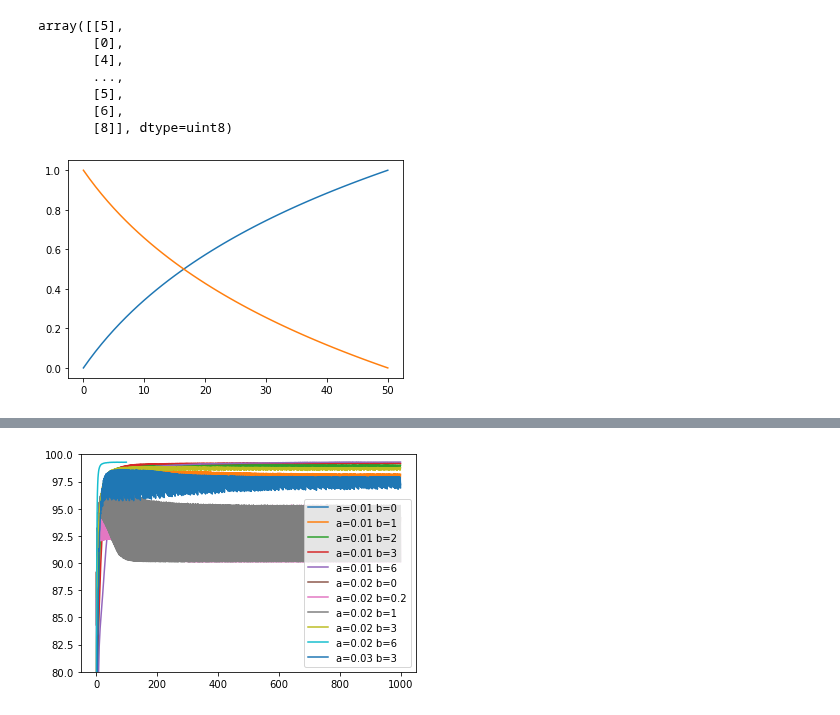
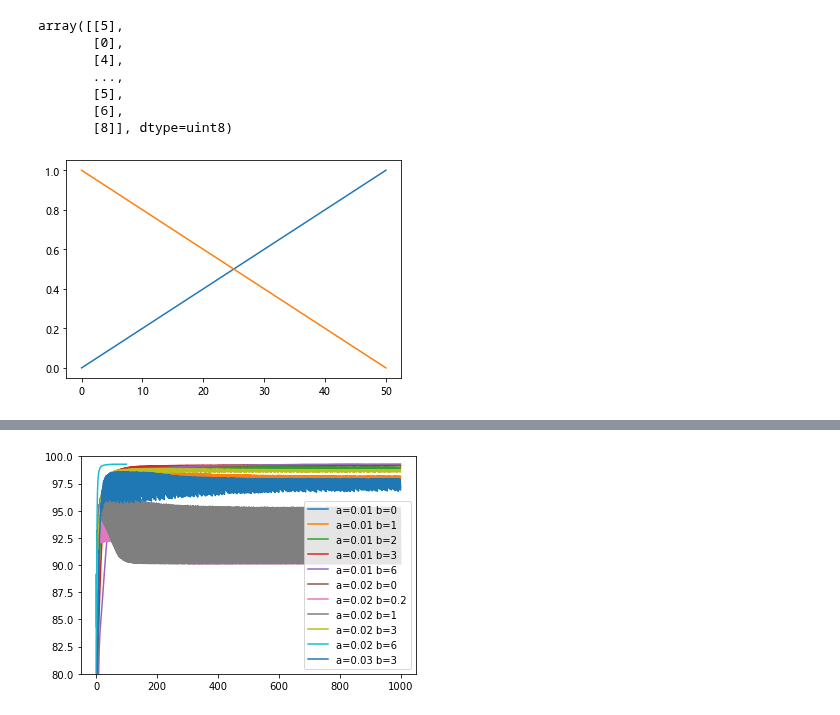
Before and after one commit to ShinATK/JupyterNotebook, a Jupyter notebook: Artificial_Synaptic_Neural_Network/SNN.ipynb, the cells around one changed output, grey strips where cells are left out. Drawn from its saved outputs; the diff is of its cells as text; code cells hidden in the pictures.

```diff
--- a/Artificial_Synaptic_Neural_Network/SNN.ipynb
+++ b/Artificial_Synaptic_Neural_Network/SNN.ipynb
@@ -94,17 +94,39 @@ def test_setY(num):
 # tmp = train_lab.copy().T[:, :limit_train]
 # len(tmp[np.where(tmp == reg_num)])
 # %%
+# 读取文件数据
+def read_G(your_name):
+    GD = []
+    GP = []
+
+    f_P = open(f"{your_name}-GP.txt", 'r')
+    f_D = open(f"{your_name}-GD.txt", 'r')
+    for each_P in f_P:
+        GP.append(float(each_P.replace('\n', '')))
+    for each_D in f_D:
+        GD.append(float(each_D.replace('\n', '')))
+
+    return abs(np.array(GP)), abs(np.array(GD))
+# your_name = input("请输入你的文件标识(如: 张三的'zs'))")
+# GP_ori, GD_ori = read_G(your_name)
+# GP_nor = (GP_ori-min(GP_ori))/(max(GP_ori)-min(GP_ori))
+# GD_nor = (GD_ori-min(GP_ori))/(max(GP_ori)-min(GP_ori))
+
+# GPmax = max(GP_nor)
+# GPmin = min(GP_nor)
+# GDmax = max(GD_nor)
+# GDmin = min(GD_nor)
 # wmax和wmin需要根据使用的电导数据来设定
 # parameters = {
-#     'a+': 0.03, 'b+': 2.64,
-#     'a-': 0.03, 'b-': 2.54,
-#     'w+max': 1, 'w+min': 0,
-#     'w-max': 1, 'w-min': 0,
+#     'a+': 0.02, 'b+': 0.32,
+#     'a-': -0.19, 'b-': 3.55,
+#     'w+max': GPmax, 'w+min': GPmin,
+#     'w-max': GDmax, 'w-min': GDmin,
 # }
 
 parameters = {
-    'a+': 0.01, 'b+': 6,
-    'a-': 0.01, 'b-': 6,
+    'a+': 0.01, 'b+': 0,
+    'a-': -0.01, 'b-': 0,
     'wmax': 1, 'wmin': 0
 }
 
@@ -123,7 +145,7 @@ def equation():
     count_num = 0
     while True:
         weight_plus_list.append(weight_plus_list[-1]+weight_plus(weight_plus_list[-1]))
-        weight_minus_list.append(weight_minus_list[-1]-weight_minus(weight_minus_list[-1]))
+        weight_minus_list.append(weight_minus_list[-1]+weight_minus(weight_minus_list[-1]))
         count_num += 1
         if weight_plus_list[-1] >= 1:
             break
@@ -138,36 +160,34 @@ def equation():
     # wml = [0.3*(each - weight_minus_list[-1]) / (weight_minus_list[0]-weight_minus_list[-1])-0.2 for each in weight_minus_list]
 
     # wpl = [2*(each - weight_plus_list[0]) / (weight_plus_list[-1]-weight_plus_list[0]) -1 for each in weight_plus_list]
     # wml = [2*(each - weight_minus_list[-1]) / (weight_minus_list[0]-weight_minus_list[-1]) -1 for each in weight_minus_list]
 
     wpl = [(each - weight_plus_list[0]) / (weight_plus_list[-1]-weight_plus_list[0]) for each in weight_plus_list]
     wml = [(each - weight_minus_list[-1]) / (weight_minus_list[0]-weight_minus_list[-1]) for each in weight_minus_list]
 
-    # wpl = weight_plus_list
-    # wml = weight_minus_list
     return np.array(wpl), np.array(wml)
 
 GP, GD = equation()
 # print(GP)
 # print(GD)
 
 # GP_tmp = np.loadtxt("ryx-GP.txt")
 # GD_tmp = np.loadtxt("ryx-GD.txt")
 
 # GP = [0.3*(each-min(GP_tmp))/(max(GP_tmp)-min(GP_tmp))-0.2 for each in GP_tmp]
 # GD = [0.3*(each-min(GD_tmp))/(max(GD_tmp)-min(GD_tmp))-0.2 for each in GD_tmp]
 
 # GP = [(each-min(GP_tmp))/(max(GP_tmp)-min(GP_tmp)) for each in GP_tmp]
 # GD = [(each-min(GD_tmp))/(max(GD_tmp)-min(GD_tmp)) for each in GD_tmp]
 
 plt.plot(GP)
 plt.plot(GD)
 plt.show()
 # np.savetxt(f"GP {parameters['b+']}.txt", GP)
 # np.savetxt(f"GD {parameters['b-']}.txt", GD)
 # len(GP)
 # %% [output]
-[figure, old version]
+[figure, new version]
 # %%
 def findGP_num(data, find_array=GP):
     diff = abs(data - find_array)
```
Also changed, not shown: parts of 7 cells of this notebook, 11 other files.
